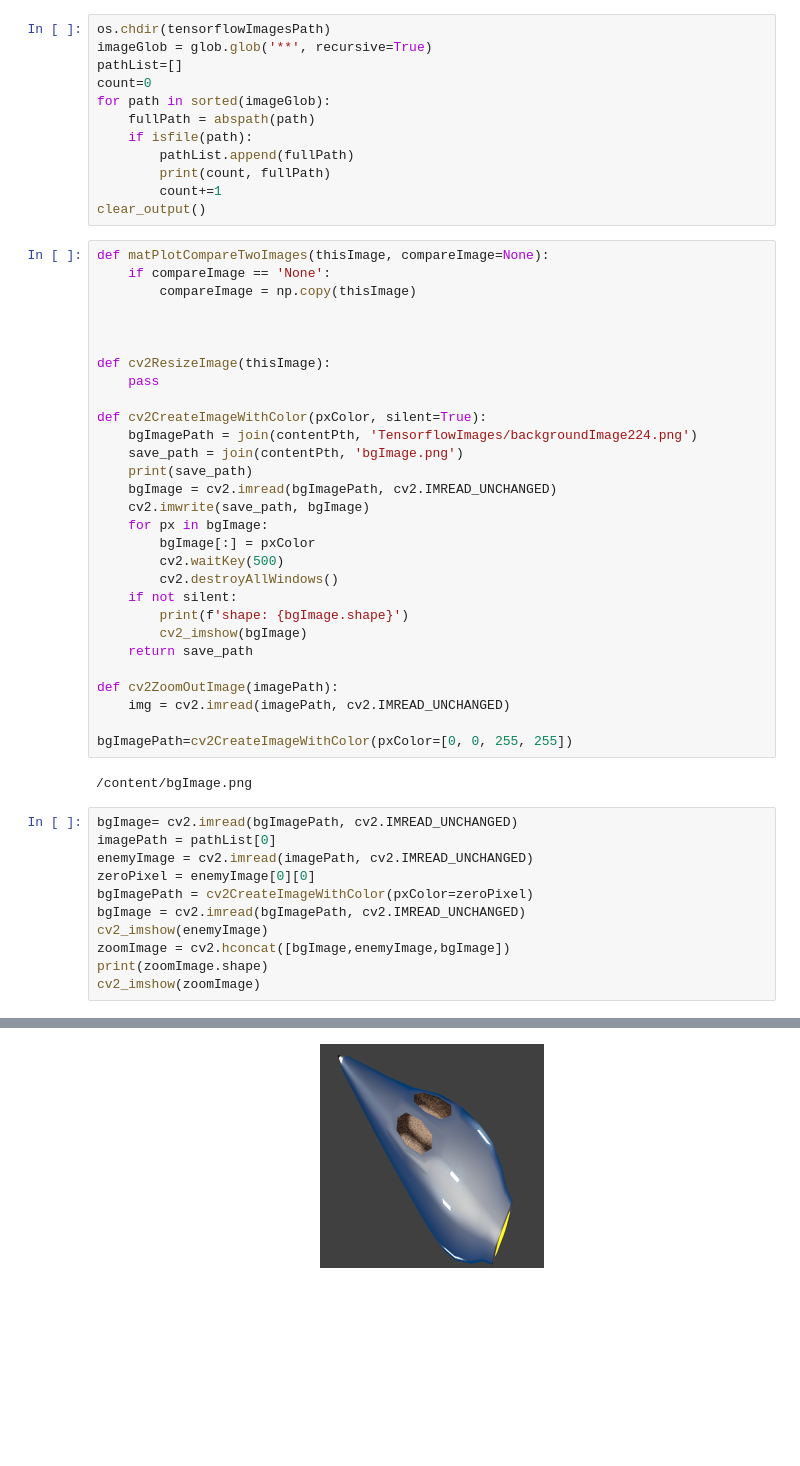
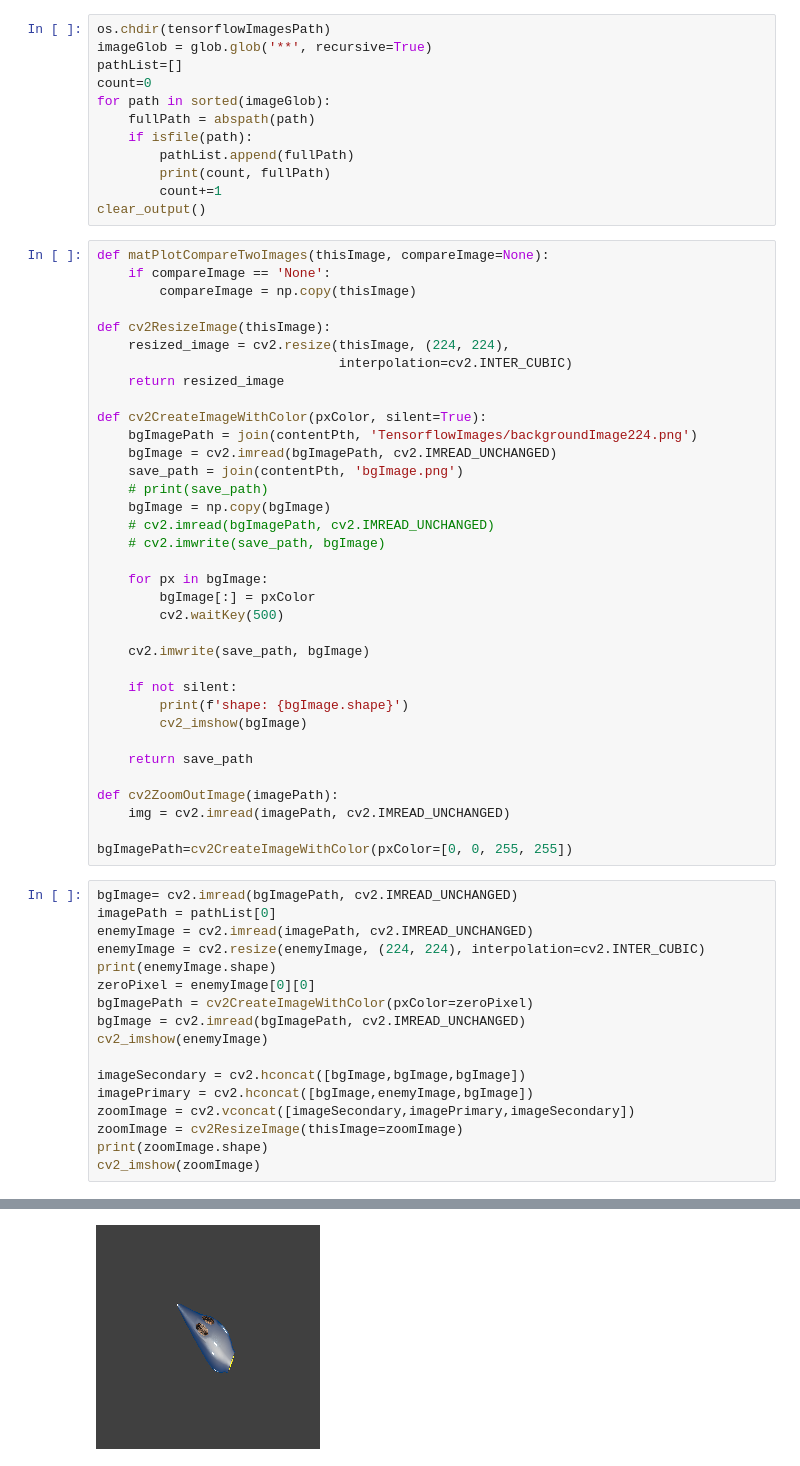
Before and after one commit to iypc-team/CurrentProject, a Jupyter notebook: CV2_Images.ipynb, the cells around one changed output, grey strips where cells are left out. Saved outputs shown, nothing was run; the diff lists cells and outputs as text; blank space fills up the shorter version.

```diff
--- a/CV2_Images.ipynb
+++ b/CV2_Images.ipynb
@@ -106,41 +106,51 @@ def matPlotCompareTwoImages(thisImage, compareImage=None):
     if compareImage == 'None':
         compareImage = np.copy(thisImage)
 
-
-
 def cv2ResizeImage(thisImage):
-    pass
+    resized_image = cv2.resize(thisImage, (224, 224),
+                               interpolation=cv2.INTER_CUBIC)
+    return resized_image
 
 def cv2CreateImageWithColor(pxColor, silent=True):
     bgImagePath = join(contentPth, 'TensorflowImages/backgroundImage224.png')
+    bgImage = cv2.imread(bgImagePath, cv2.IMREAD_UNCHANGED)
     save_path = join(contentPth, 'bgImage.png')
-    print(save_path)
-    bgImage = cv2.imread(bgImagePath, cv2.IMREAD_UNCHANGED)
-    cv2.imwrite(save_path, bgImage)
+    # print(save_path)
+    bgImage = np.copy(bgImage)
+    # cv2.imread(bgImagePath, cv2.IMREAD_UNCHANGED)
+    # cv2.imwrite(save_path, bgImage)
+
     for px in bgImage:
         bgImage[:] = pxColor
         cv2.waitKey(500)
-        cv2.destroyAllWindows()
+
+    cv2.imwrite(save_path, bgImage)
+
     if not silent:
         print(f'shape: {bgImage.shape}')
         cv2_imshow(bgImage)
+
     return save_path
 
 def cv2ZoomOutImage(imagePath):
     img = cv2.imread(imagePath, cv2.IMREAD_UNCHANGED)
 
 bgImagePath=cv2CreateImageWithColor(pxColor=[0, 0, 255, 255])
-# %% [output]
-/content/bgImage.png
 # %%
 bgImage= cv2.imread(bgImagePath, cv2.IMREAD_UNCHANGED)
 imagePath = pathList[0]
 enemyImage = cv2.imread(imagePath, cv2.IMREAD_UNCHANGED)
+enemyImage = cv2.resize(enemyImage, (224, 224), interpolation=cv2.INTER_CUBIC)
+print(enemyImage.shape)
 zeroPixel = enemyImage[0][0]
 bgImagePath = cv2CreateImageWithColor(pxColor=zeroPixel)
 bgImage = cv2.imread(bgImagePath, cv2.IMREAD_UNCHANGED)
 cv2_imshow(enemyImage)
-zoomImage = cv2.hconcat([bgImage,enemyImage,bgImage])
+
+imageSecondary = cv2.hconcat([bgImage,bgImage,bgImage])
+imagePrimary = cv2.hconcat([bgImage,enemyImage,bgImage])
+zoomImage = cv2.vconcat([imageSecondary,imagePrimary,imageSecondary])
+zoomImage = cv2ResizeImage(thisImage=zoomImage)
 print(zoomImage.shape)
 cv2_imshow(zoomImage)
 # %% [output]
@@ -150 +160 @@ cv2_imshow(zoomImage)
-[figure, old version]
+[figure, new version]
```
Also changed, not shown: parts of 2 cells of this notebook.
